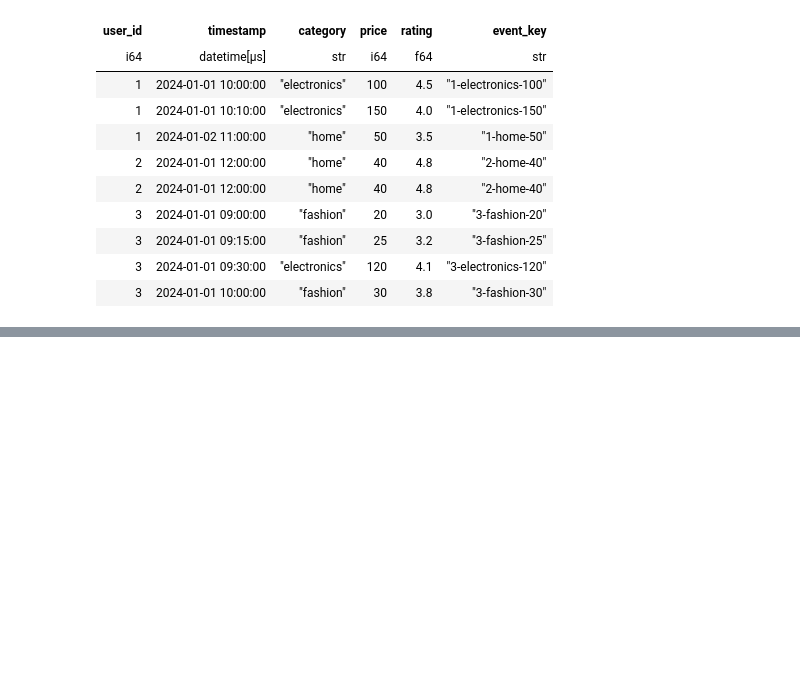
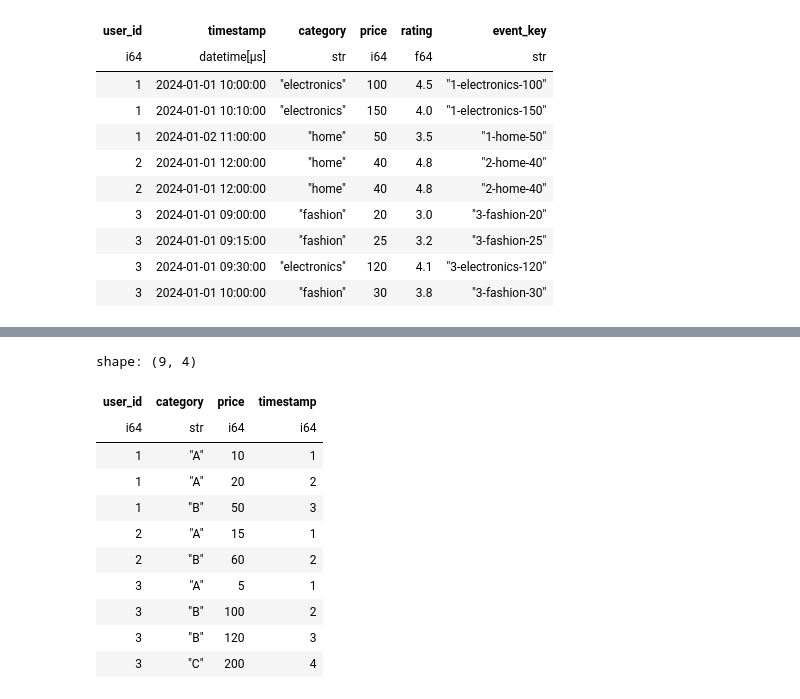
Before and after one commit to markzuckerburg600-glitch/Polars-Libary, a Jupyter notebook: polars-tutorial.ipynb, the cells around one changed output, grey strips where cells are left out. Saved outputs shown, nothing was run; the diff lists cells and outputs as text; code cells hidden in the pictures; blank space fills up the shorter version.

```diff
--- a/polars-tutorial.ipynb
+++ b/polars-tutorial.ipynb
@@ -876,0 +924,21 @@ shape: (9, 6)
+# %%
+df = pl.DataFrame({
+    "user_id": [1,1,1,2,2,3,3,3,3],
+    "category": ["A","A","B","A","B","A","B","B","C"],
+    "price": [10,20,50,15,60,5,100,120,200],
+    "timestamp": [1,2,3,1,2,1,2,3,4]
+})
+df
+# %% [output]
+shape: (9, 4)
+| user_id | category | price | timestamp |
+| i64 | str | i64 | i64 |
+| 1 | "A" | 10 | 1 |
+| 1 | "A" | 20 | 2 |
+| 1 | "B" | 50 | 3 |
+| 2 | "A" | 15 | 1 |
+| 2 | "B" | 60 | 2 |
+| 3 | "A" | 5 | 1 |
+| 3 | "B" | 100 | 2 |
+| 3 | "B" | 120 | 3 |
+| 3 | "C" | 200 | 4 |
```
Also changed, not shown: parts of 8 cells of this notebook.
